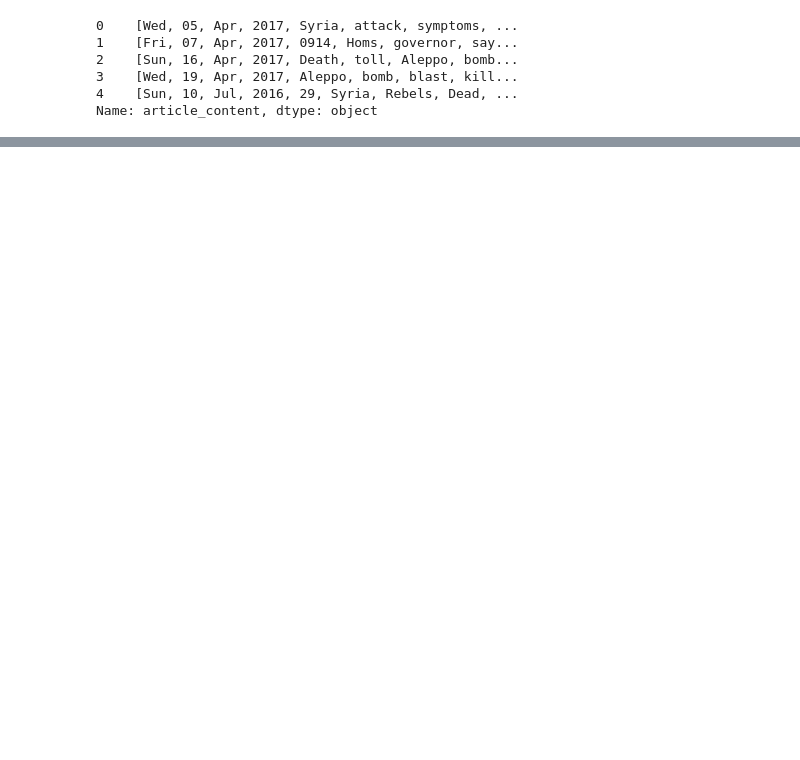
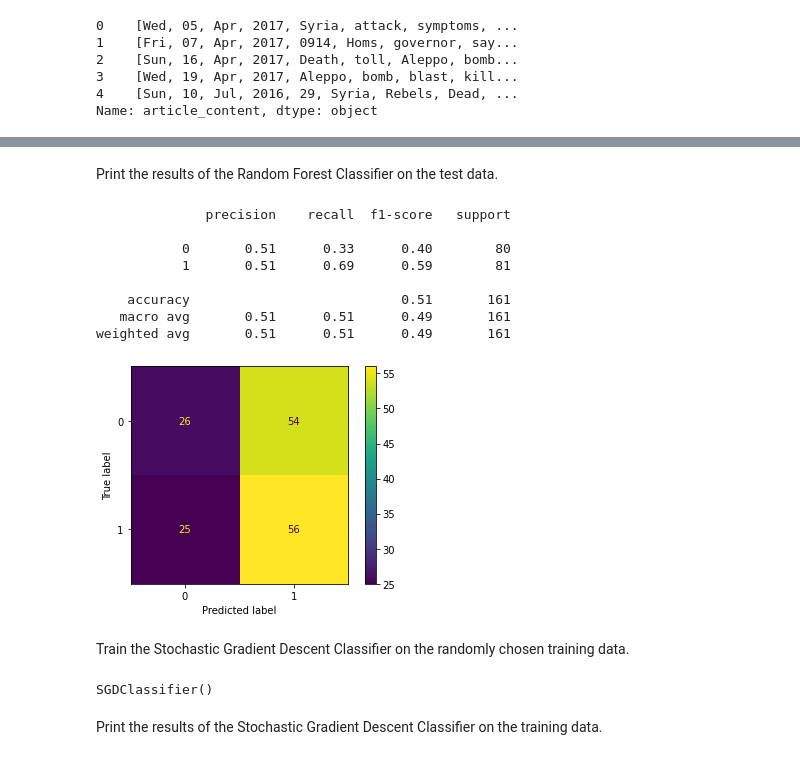
Before and after one commit to shoggart/final-project, a Jupyter notebook: final_project.ipynb, the cells around one changed output, grey strips where cells are left out. Cells and saved outputs as stored; diff of their text form; code cells hidden in the pictures; blank space fills up the shorter version.

```diff
--- a/final_project.ipynb
+++ b/final_project.ipynb
@@ -96,0 +257,30 @@ weighted avg       0.50      0.50      0.50       161
+# %% [markdown]
+Print the results of the Random Forest Classifier on the test data.
+# %%
+pred_rf = rf_classifier.predict(X_test)
+print(classification_report(y_test, pred_rf))
+
+cm = confusion_matrix(y_test, pred_rf, labels=rf_classifier.classes_)
+disp = ConfusionMatrixDisplay(confusion_matrix=cm, display_labels=rf_classifier.classes_)
+disp.plot()
+plt.grid(False)
+plt.show()
+# %% [output]
+              precision    recall  f1-score   support
+
+           0       0.51      0.33      0.40        80
+           1       0.51      0.69      0.59        81
+
+    accuracy                           0.51       161
+   macro avg       0.51      0.51      0.49       161
+weighted avg       0.51      0.51      0.49       161
+[figure, added]
+# %% [markdown]
+Train the Stochastic Gradient Descent Classifier on the randomly chosen training data.
+# %%
+sgd_classifier = SGDClassifier()
+sgd_classifier.fit(X_train, y_train)
+# %% [output]
+SGDClassifier()
+# %% [markdown]
+Print the results of the Stochastic Gradient Descent Classifier on the training data.
```
Also changed, not shown: parts of 85 cells of this notebook.
